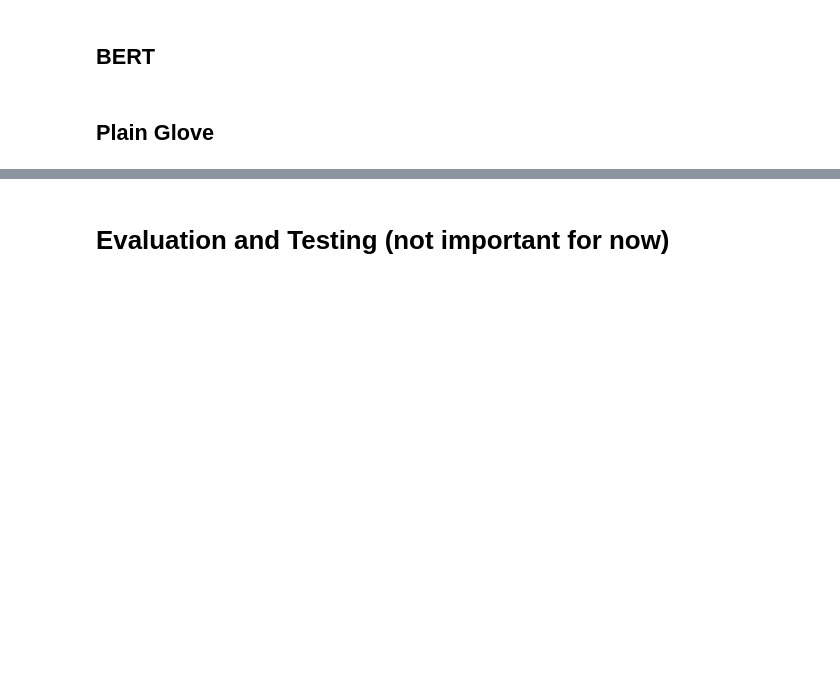
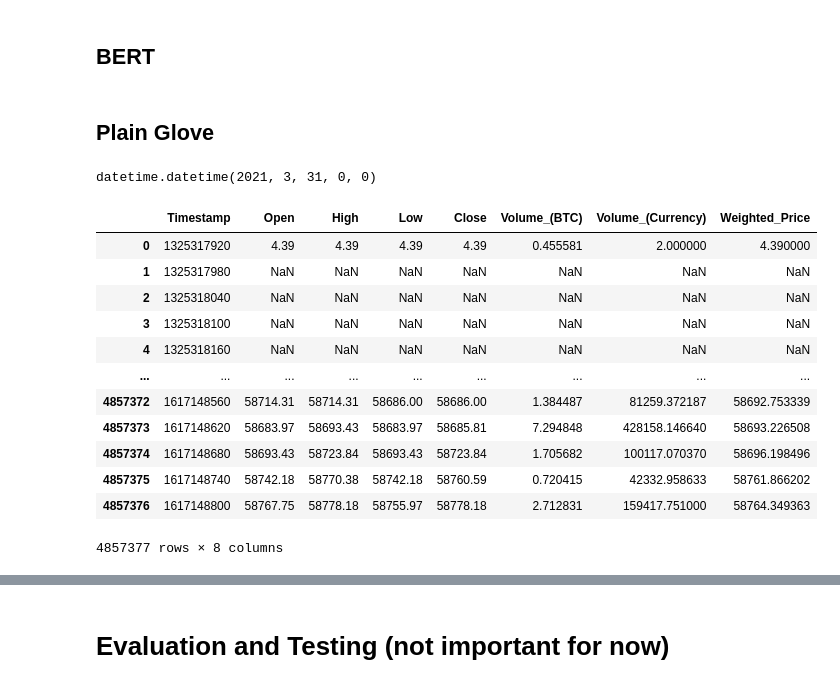
Before and after one commit to ktsou/TradingNLP-shell, a Jupyter notebook: Data Preprocessed/Data_Preprocessing.ipynb, the cells around one changed output, grey strips where cells are left out. Drawn from its saved outputs; the diff is of its cells as text; code cells hidden in the pictures; blank space fills up the shorter version.

```diff
--- a/Data Preprocessed/Data_Preprocessing.ipynb
+++ b/Data Preprocessed/Data_Preprocessing.ipynb
@@ -177,6 +194,29 @@ btc_data = preprocess_BTC()
 
 #initialize username dictionary for user wieghted sentiment scores
 #users = get_users(paths)
+# %%
+from datetime import datetime
+datetime.utcfromtimestamp(1617148800)
+# %% [output]
+datetime.datetime(2021, 3, 31, 0, 0)
+# %%
+#btc_data.to_csv('./btc_price_processed.csv')
+btc_data = pd.read_csv('btc_price_processed.csv', index_col = 0)
+btc_data
+# %% [output]
+|  | Timestamp | Open | High | Low | Close | Volume_(BTC) | Volume_(Currency) | Weighted_Price |
+| 0 | 1325317920 | 4.39 | 4.39 | 4.39 | 4.39 | 0.455581 | 2.000000 | 4.390000 |
+| 1 | 1325317980 | NaN | NaN | NaN | NaN | NaN | NaN | NaN |
+| 2 | 1325318040 | NaN | NaN | NaN | NaN | NaN | NaN | NaN |
+| 3 | 1325318100 | NaN | NaN | NaN | NaN | NaN | NaN | NaN |
+| 4 | 1325318160 | NaN | NaN | NaN | NaN | NaN | NaN | NaN |
+| ... | ... | ... | ... | ... | ... | ... | ... | ... |
+| 4857372 | 1617148560 | 58714.31 | 58714.31 | 58686.00 | 58686.00 | 1.384487 | 81259.372187 | 58692.753339 |
+| 4857373 | 1617148620 | 58683.97 | 58693.43 | 58683.97 | 58685.81 | 7.294848 | 428158.146640 | 58693.226508 |
+| 4857374 | 1617148680 | 58693.43 | 58723.84 | 58693.43 | 58723.84 | 1.705682 | 100117.070370 | 58696.198496 |
+| 4857375 | 1617148740 | 58742.18 | 58770.38 | 58742.18 | 58760.59 | 0.720415 | 42332.958633 | 58761.866202 |
+| 4857376 | 1617148800 | 58767.75 | 58778.18 | 58755.97 | 58778.18 | 2.712831 | 159417.751000 | 58764.349363 |
+4857377 rows × 8 columns
 # %%
 #itterate folder for all raw textual data
 txt_folder = Path(TEXTUAL_RAW_DATA_FILEPATH).rglob('*.csv')
```
Also changed, not shown: parts of 3 cells of this notebook, 5 other files.
